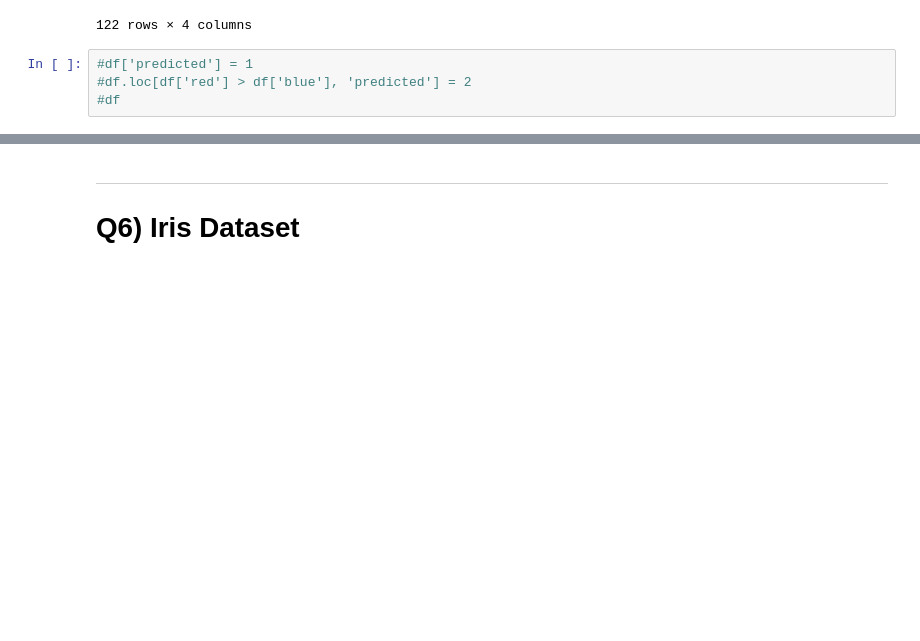
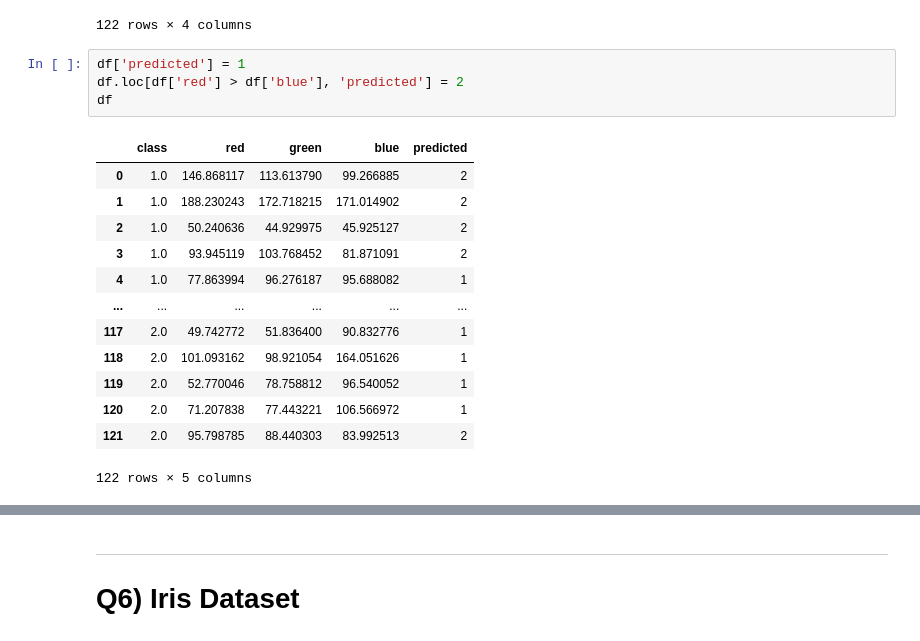
Before and after one commit to Arashlf/UT_ML_Course, a Jupyter notebook: Homework1/Question 5 and 6.ipynb, the cells around one changed output, grey strips where cells are left out. Cells and saved outputs as stored; diff of their text form; blank space fills up the shorter version.

Commit message:
Tables and function for accuracy created, accuracy itself needs to be improved

```diff
--- a/Homework1/Question 5 and 6.ipynb
+++ b/Homework1/Question 5 and 6.ipynb
@@ -57,6 +57,20 @@ df
 | 121 | 2.0 | 95.798785 | 88.440303 | 83.992513 |
 122 rows × 4 columns
 # %%
-#df['predicted'] = 1
-#df.loc[df['red'] > df['blue'], 'predicted'] = 2
-#df
+df['predicted'] = 1
+df.loc[df['red'] > df['blue'], 'predicted'] = 2
+df
+# %% [output]
+|  | class | red | green | blue | predicted |
+| 0 | 1.0 | 146.868117 | 113.613790 | 99.266885 | 2 |
+| 1 | 1.0 | 188.230243 | 172.718215 | 171.014902 | 2 |
+| 2 | 1.0 | 50.240636 | 44.929975 | 45.925127 | 2 |
+| 3 | 1.0 | 93.945119 | 103.768452 | 81.871091 | 2 |
+| 4 | 1.0 | 77.863994 | 96.276187 | 95.688082 | 1 |
+| ... | ... | ... | ... | ... | ... |
+| 117 | 2.0 | 49.742772 | 51.836400 | 90.832776 | 1 |
+| 118 | 2.0 | 101.093162 | 98.921054 | 164.051626 | 1 |
+| 119 | 2.0 | 52.770046 | 78.758812 | 96.540052 | 1 |
+| 120 | 2.0 | 71.207838 | 77.443221 | 106.566972 | 1 |
+| 121 | 2.0 | 95.798785 | 88.440303 | 83.992513 | 2 |
+122 rows × 5 columns
```
Also changed, not shown: parts of 2 cells of this notebook.
